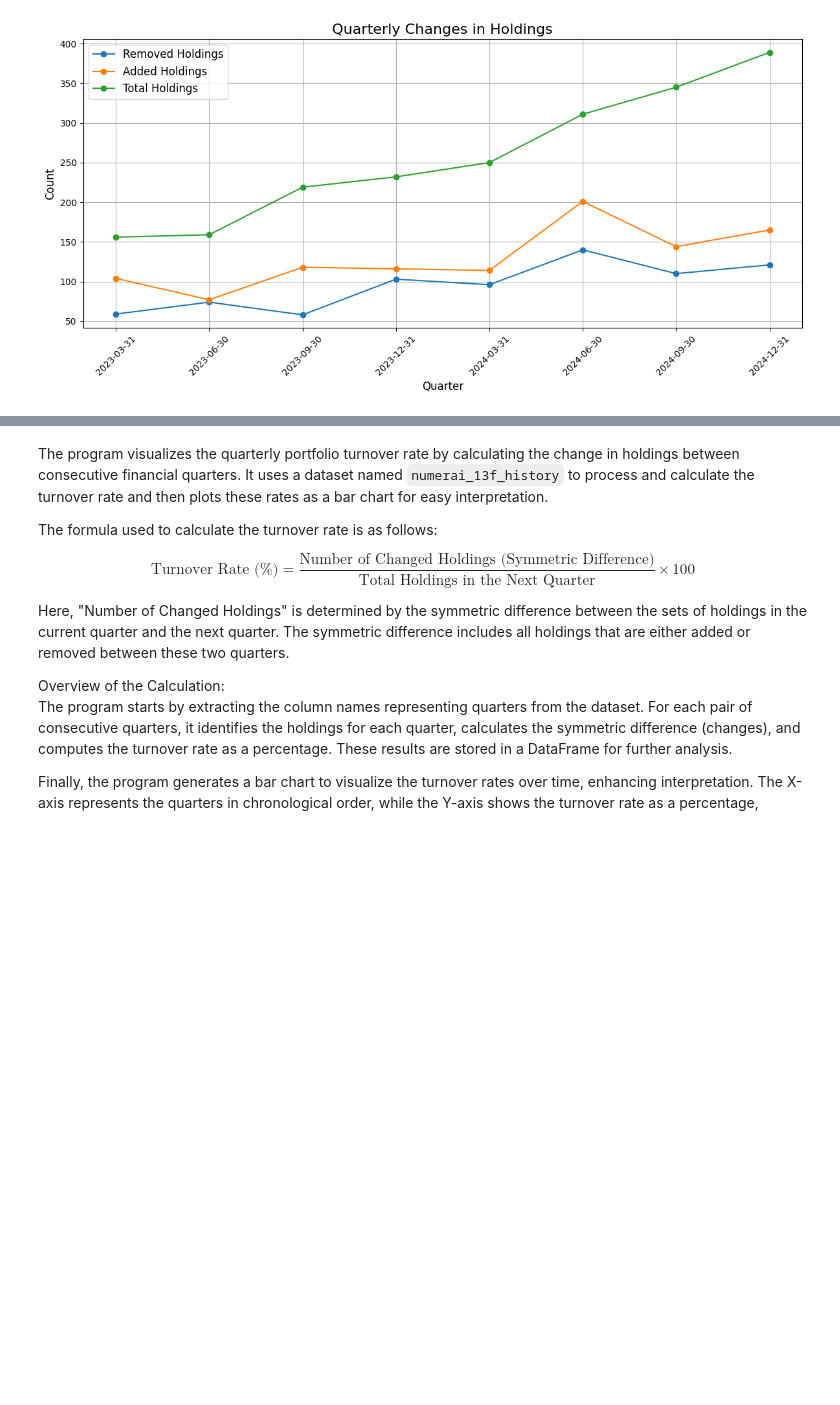
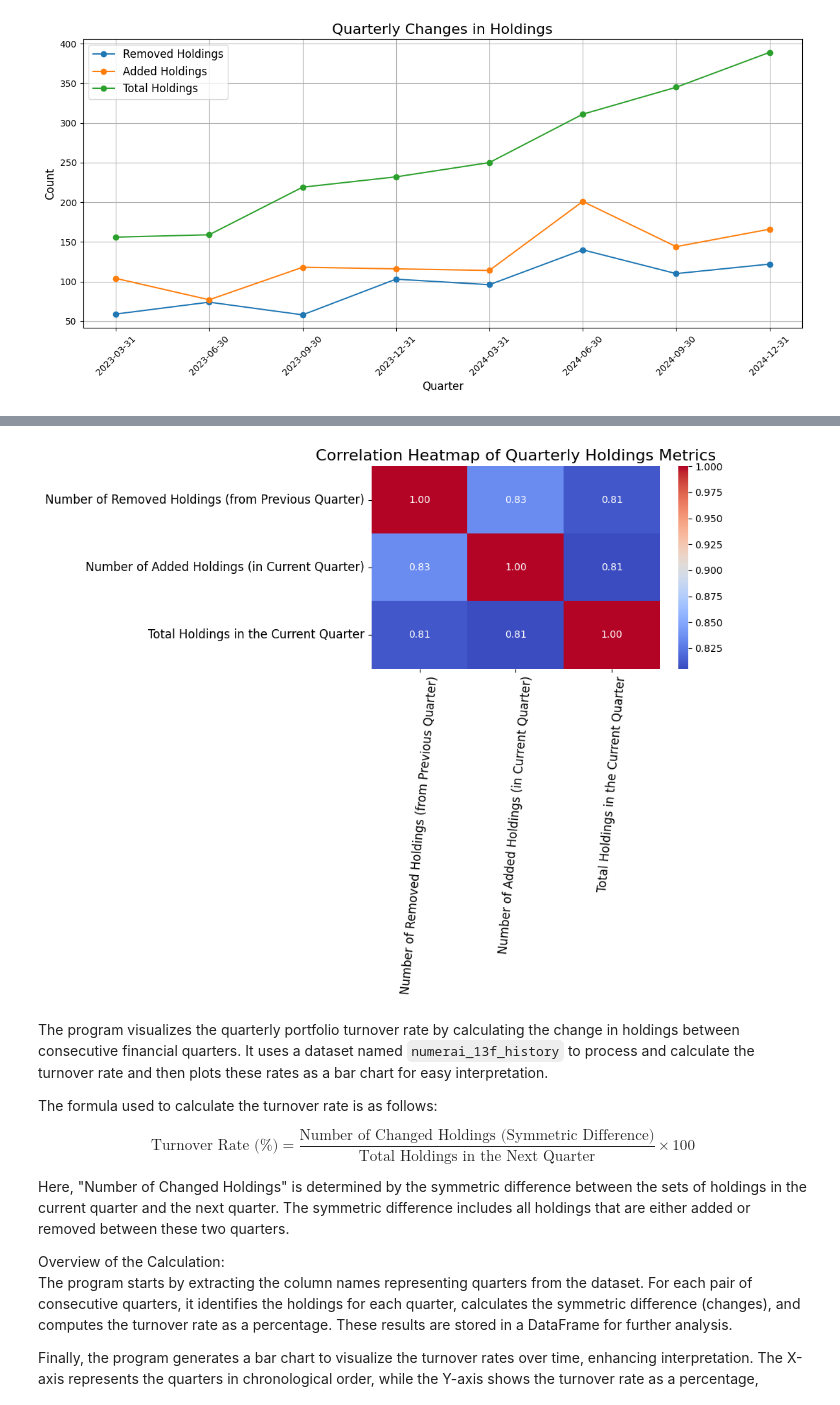
Before and after one commit to Kei-Sanada/Holdings-of-Numerai-GP-LLC, a Jupyter notebook: Analysis_Numerai_GP.ipynb, the cells around one changed output, grey strips where cells are left out. Saved outputs shown, nothing was run; the diff lists cells and outputs as text; code cells hidden in the pictures; blank space fills up the shorter version.

```diff
--- a/Analysis_Numerai_GP.ipynb
+++ b/Analysis_Numerai_GP.ipynb
@@ -288,8 +288,11 @@ for i in range(len(quarters) - 1):
     next_quarter = quarters[i + 1]
 
     # Get holdings for the current and next quarters
-    current_holdings = set(numerai_13f_history[numerai_13f_history[current_quarter] != 0]['nameOfIssuer'])
-    next_holdings = set(numerai_13f_history[numerai_13f_history[next_quarter] != 0]['nameOfIssuer'])
+    # current_holdings = set(numerai_13f_history[numerai_13f_history[current_quarter] != 0]['nameOfIssuer'])
+    # next_holdings = set(numerai_13f_history[numerai_13f_history[next_quarter] != 0]['nameOfIssuer'])
+
+    current_holdings = set(numerai_13f_history[numerai_13f_history[current_quarter] != 0]['cusip'])
+    next_holdings = set(numerai_13f_history[numerai_13f_history[next_quarter] != 0]['cusip'])
 
     # Calculate the number of removed and added holdings
     removed_holdings = current_holdings - next_holdings
@@ -314,9 +317,6 @@ quarterly_changes_df = pd.DataFrame(quarterly_changes)
 # Convert Quarter to "YYYY-MM-DD" format
 quarterly_changes_df['Quarter'] = pd.to_datetime(quarterly_changes_df['Quarter']).dt.strftime('%Y-%m-%d')
 
-# Display the DataFrame
-print(quarterly_changes_df)
-
 # Plot the turnover rates
 plt.figure(figsize=(12, 6))
 plt.bar(quarterly_changes_df['Quarter'], quarterly_changes_df['Turnover Rate (%)'], color='skyblue', width=0.8)
@@ -369,8 +364,8 @@ for i in range(len(quarters) - 1):
     next_quarter = quarters[i + 1]
 
     # Get holdings for the current and next quarters
-    current_holdings = set(numerai_13f_history[numerai_13f_history[current_quarter] != 0]['nameOfIssuer'])
-    next_holdings = set(numerai_13f_history[numerai_13f_history[next_quarter] != 0]['nameOfIssuer'])
+    current_holdings = set(numerai_13f_history[numerai_13f_history[current_quarter] != 0]['cusip'])
+    next_holdings = set(numerai_13f_history[numerai_13f_history[next_quarter] != 0]['cusip'])
 
     # Calculate the number of removed and added holdings
     removed_holdings = current_holdings - next_holdings
@@ -421,8 +416,8 @@ for i in range(len(quarters) - 1):
     next_quarter = quarters[i + 1]
 
     # Get holdings for the current and next quarters
-    current_holdings = set(numerai_13f_history[numerai_13f_history[current_quarter] != 0]['nameOfIssuer'])
-    next_holdings = set(numerai_13f_history[numerai_13f_history[next_quarter] != 0]['nameOfIssuer'])
+    current_holdings = set(numerai_13f_history[numerai_13f_history[current_quarter] != 0]['cusip'])
+    next_holdings = set(numerai_13f_history[numerai_13f_history[next_quarter] != 0]['cusip'])
 
     # Calculate the number of removed and added holdings
     removed_holdings = current_holdings - next_holdings
@@ -467,3 +489,41 @@ plt.show()
+# %%
+import seaborn as sns
+
+# Assuming 'quarterly_changes_df' is already available
+# Example structure of 'quarterly_changes_df'
+# quarterly_changes_df = pd.DataFrame({
+#     'Quarter': ['2022-01-01', '2022-04-01', '2022-07-01'],
+#     'Number of Removed Holdings (from Previous Quarter)': [5, 10, 8],
+#     'Number of Added Holdings (in Current Quarter)': [7, 9, 6],
+#     'Total Holdings in the Current Quarter': [50, 55, 53]
+# })
+
+# Select relevant columns for correlation calculation
+relevant_columns = [
+    'Number of Removed Holdings (from Previous Quarter)',
+    'Number of Added Holdings (in Current Quarter)',
+    'Total Holdings in the Current Quarter'
+]
+
+# Calculate the correlation matrix
+correlation_matrix = quarterly_changes_df[relevant_columns].corr()
+
+# Set up the matplotlib figure
+plt.figure(figsize=(10, 8))
+
+# Draw the heatmap
+sns.heatmap(correlation_matrix, annot=True, fmt=".2f", cmap="coolwarm", cbar=True)
+
+# Add title and labels
+plt.title('Correlation Heatmap of Quarterly Holdings Metrics', fontsize=16)
+plt.xticks(fontsize=12, rotation=85)
+plt.yticks(fontsize=12, rotation=0)
+
+# Display the heatmap
+plt.tight_layout()
+plt.show()
+# %% [output]
+[figure, added]
 # %% [markdown]
 The program visualizes the quarterly portfolio turnover rate by calculating the change in holdings between consecutive financial quarters. It uses a dataset named `numerai_13f_history` to process and calculate the turnover rate and then plots these rates as a bar chart for easy interpretation.
 
```
Also changed, not shown: parts of 4 cells of this notebook.
